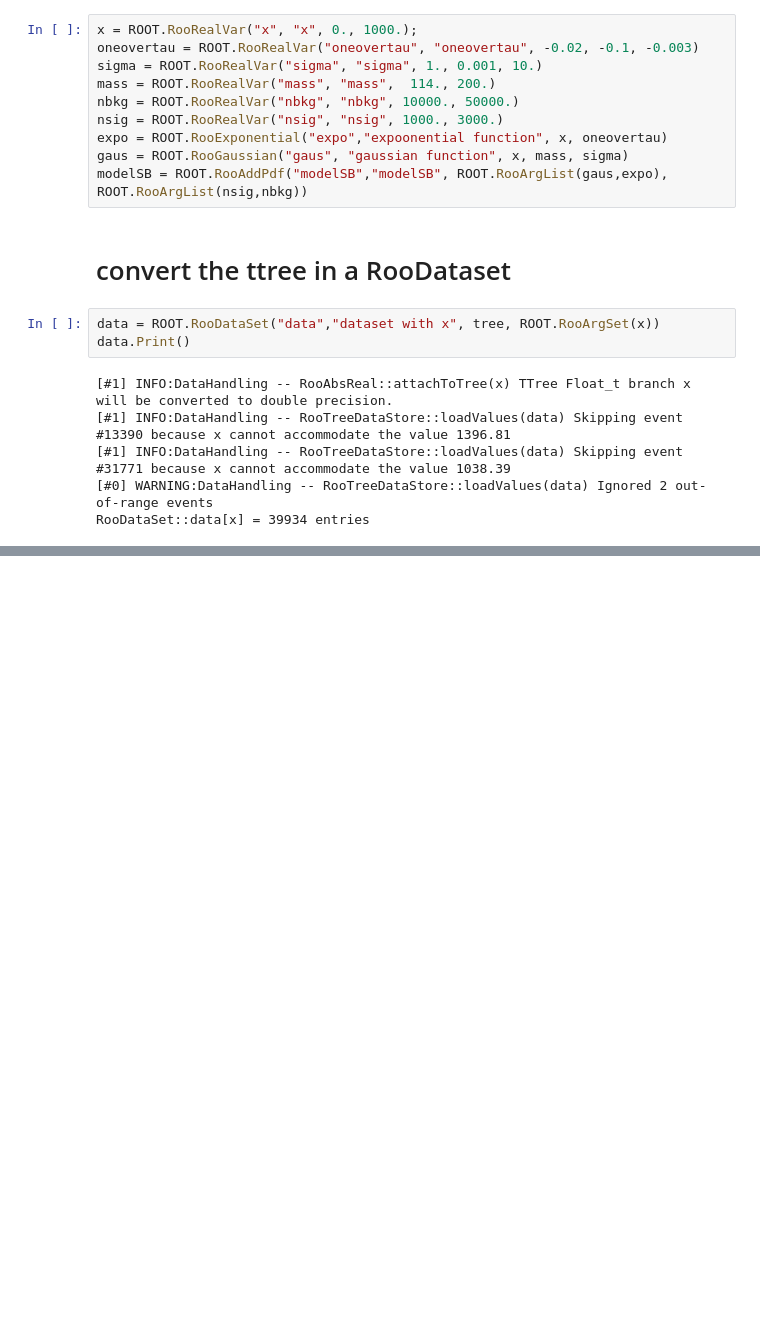
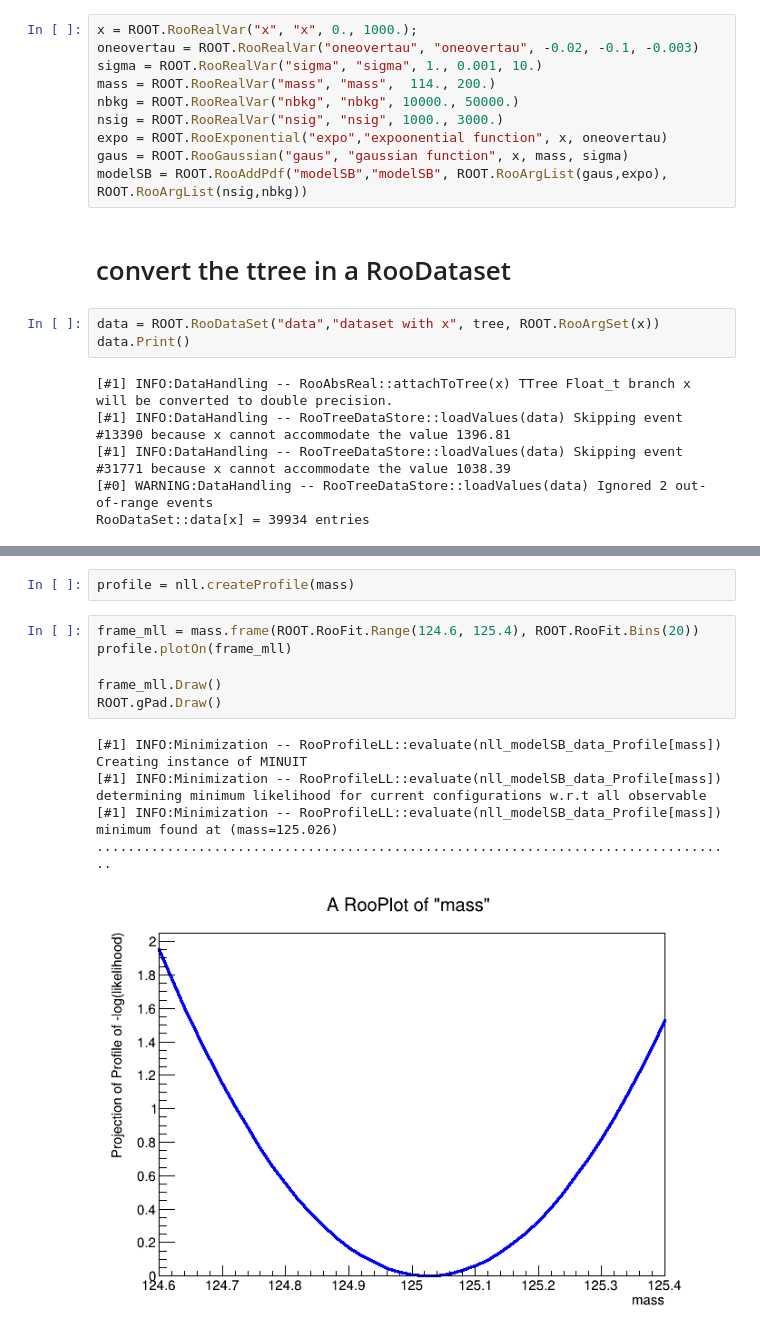
Before and after one commit to lenzip/conda, a Jupyter notebook: fitExpPlusSignal-skeleton.ipynb, the cells around one changed output, grey strips where cells are left out. Cells and saved outputs as stored; diff of their text form; blank space fills up the shorter version.

```diff
--- a/fitExpPlusSignal-skeleton.ipynb
+++ b/fitExpPlusSignal-skeleton.ipynb
@@ -32,0 +73,14 @@ RooDataSet::data[x] = 39934 entries
+# %%
+profile = nll.createProfile(mass)
+# %%
+frame_mll = mass.frame(ROOT.RooFit.Range(124.6, 125.4), ROOT.RooFit.Bins(20))
+profile.plotOn(frame_mll)
+
+frame_mll.Draw()
+ROOT.gPad.Draw()
+# %% [output]
+[#1] INFO:Minimization -- RooProfileLL::evaluate(nll_modelSB_data_Profile[mass]) Creating instance of MINUIT
+[#1] INFO:Minimization -- RooProfileLL::evaluate(nll_modelSB_data_Profile[mass]) determining minimum likelihood for current configurations w.r.t all observable
+[#1] INFO:Minimization -- RooProfileLL::evaluate(nll_modelSB_data_Profile[mass]) minimum found at (mass=125.026)
+..................................................................................
+[figure, added]
```
Also changed, not shown: parts of 4 cells of this notebook, 6 other files.
